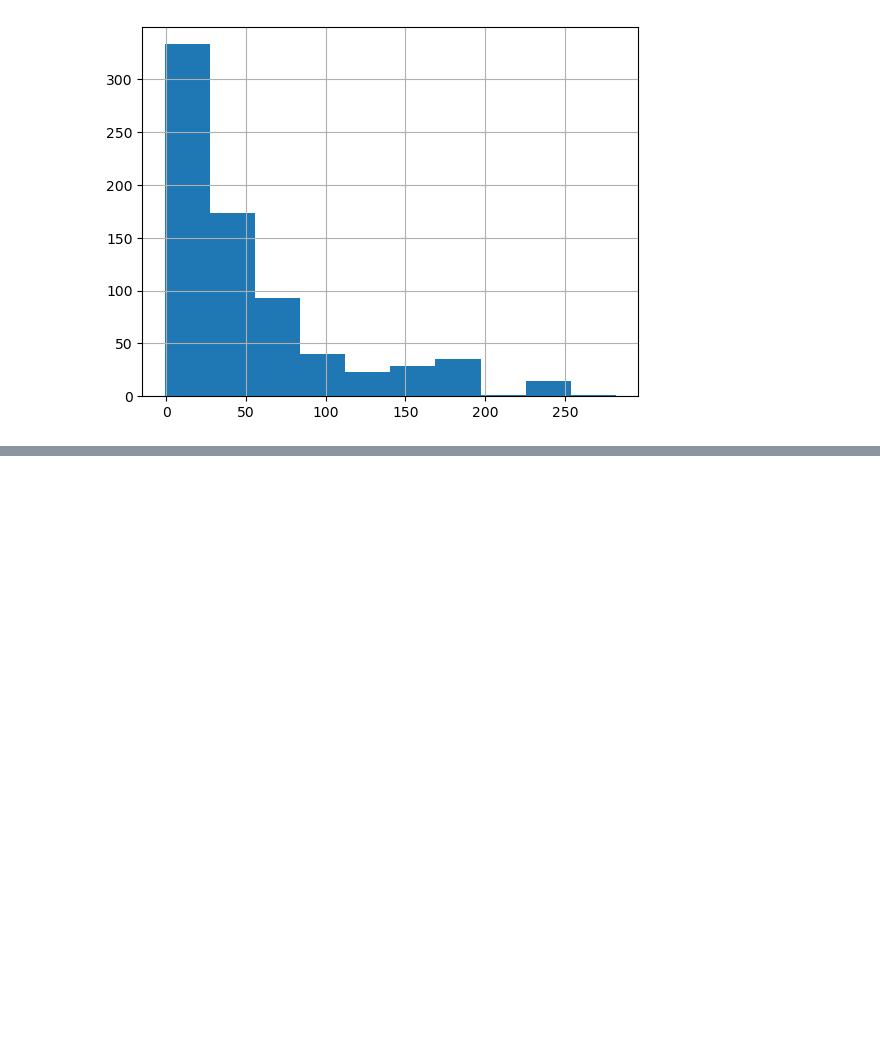
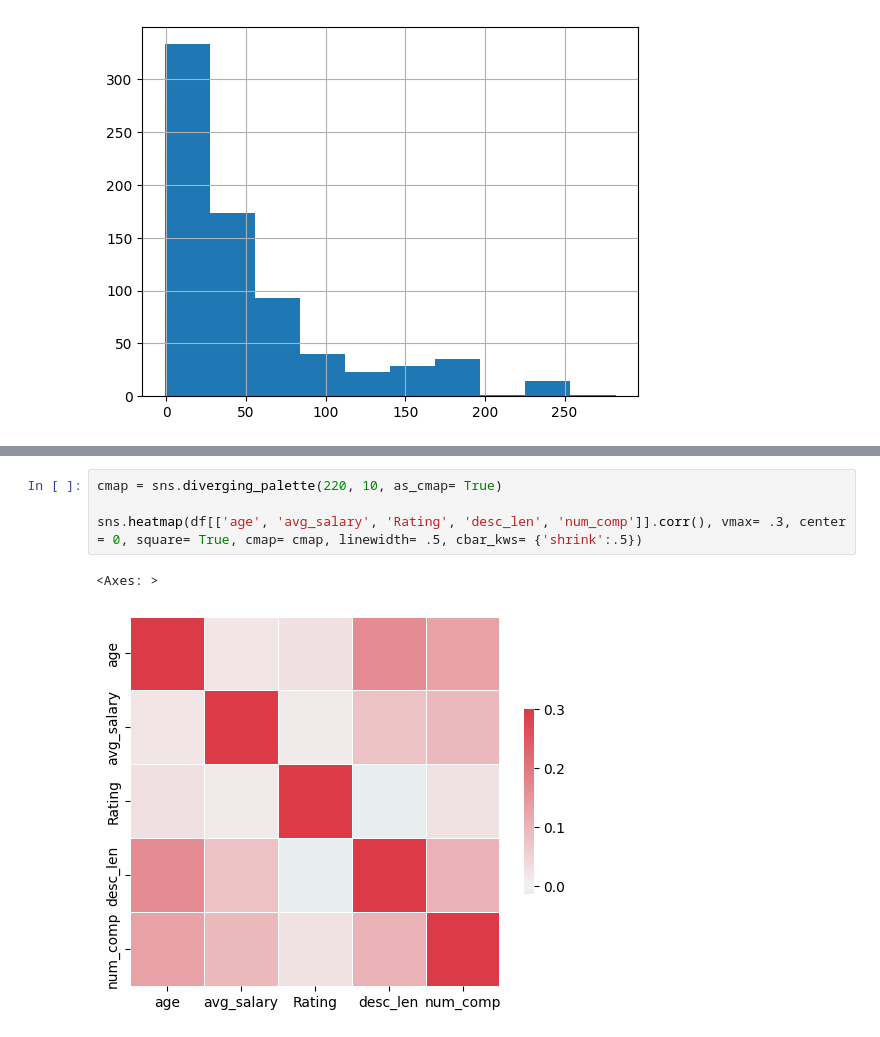
Before and after one commit to pawan-rai02/ds_salary_proj, a Jupyter notebook: 03-EDA.ipynb, the cells around one changed output, grey strips where cells are left out. Drawn from its saved outputs; the diff is of its cells as text; blank space fills up the shorter version.

```diff
--- a/03-EDA.ipynb
+++ b/03-EDA.ipynb
@@ -222,0 +241,7 @@ df.age.hist()
+# %%
+cmap = sns.diverging_palette(220, 10, as_cmap= True)
+
+sns.heatmap(df[['age', 'avg_salary', 'Rating', 'desc_len', 'num_comp']].corr(), vmax= .3, center = 0, square= True, cmap= cmap, linewidth= .5, cbar_kws= {'shrink':.5})
+# %% [output]
+<Axes: >
+[figure, added]
```
Also changed, not shown: parts of 15 cells of this notebook.
